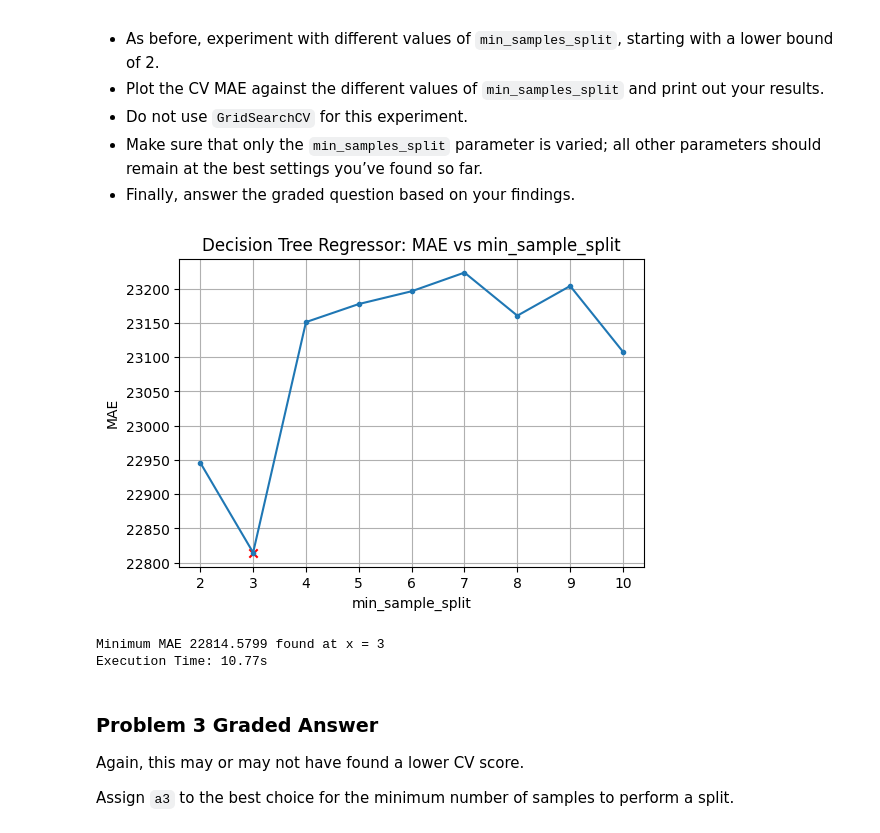
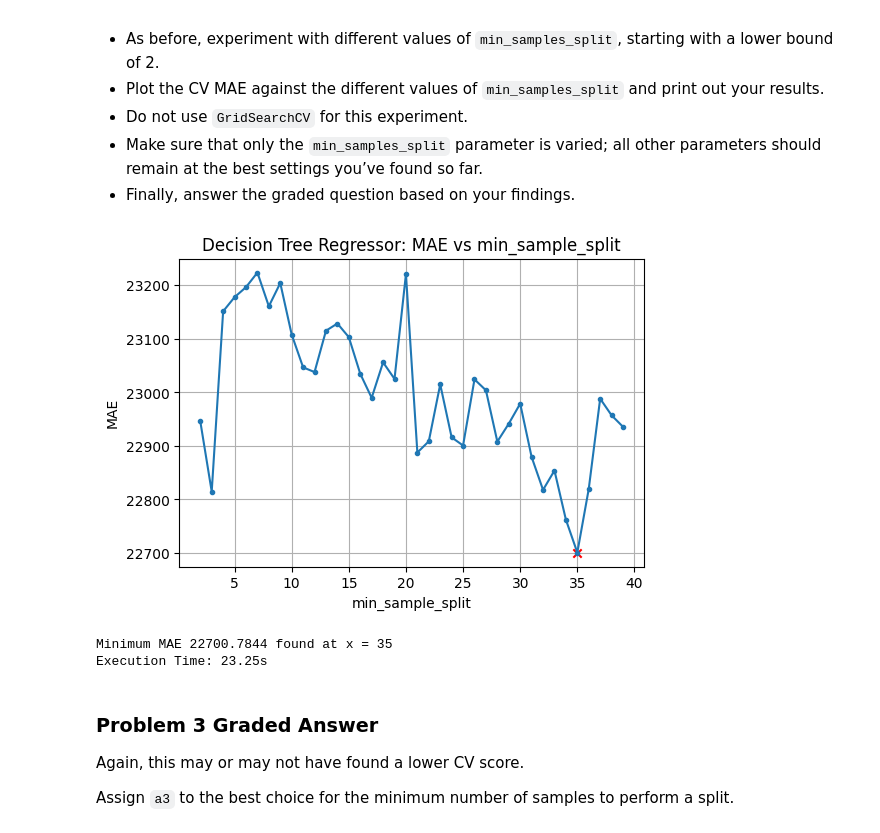
Before and after one commit to AL-Holmes/Module-3-Assignments, a Jupyter notebook: Homework_06.ipynb, the cells around one changed output. Saved outputs shown, nothing was run; the diff lists cells and outputs as text; code cells hidden in the pictures.

```diff
--- a/Homework_06.ipynb
+++ b/Homework_06.ipynb
@@ -623,7 +622,7 @@ start = time.time()
 
 param = 'min_sample_split'
 
-parameter_list = range(2,11)
+parameter_list = range(2,40)
 
 MAEs = []
 
@@ -641,36 +640,36 @@ for d in tqdm(parameter_list):
                                             #  cv=5,
                                              n_jobs= -1,
                                              visualize=False
                                             ) )
 
 
 # Find the minimum value
 min_MAE = min(MAEs)
 
 # Find the index of the minimum value
 min_index = MAEs.index(min_MAE)
 
 plt.figure(figsize=(6, 4))
 plt.title("Decision Tree Regressor: MAE vs "+param)
 plt.plot(parameter_list, MAEs, marker='.')
 plt.scatter([parameter_list[min_index]],[min_MAE],marker='x',color='red')
 plt.xlabel(param)
 plt.ylabel("MAE")
 plt.grid()
 plt.show()
 
 if isinstance(parameter_list[min_index], int):
     print(f"Minimum MAE {min_MAE:.4f} found at x = {parameter_list[min_index]}")
 else:
     print(f"Minimum MAE {min_MAE:.4f} found at x = {parameter_list[min_index]:.4f}")
 
 # Record end time and execution time
 end = time.time()
 print(f"Execution Time: " + format_time(end-start))
 # %% [output]
-[figure, old version]
+[figure, new version]
-Minimum MAE 22814.5799 found at x = 3
-Execution Time: 10.77s
+Minimum MAE 22700.7844 found at x = 35
+Execution Time: 23.25s
 # %% [markdown]
 ### Problem 3 Graded Answer
 
```
Also changed, not shown: parts of 10 cells of this notebook.
